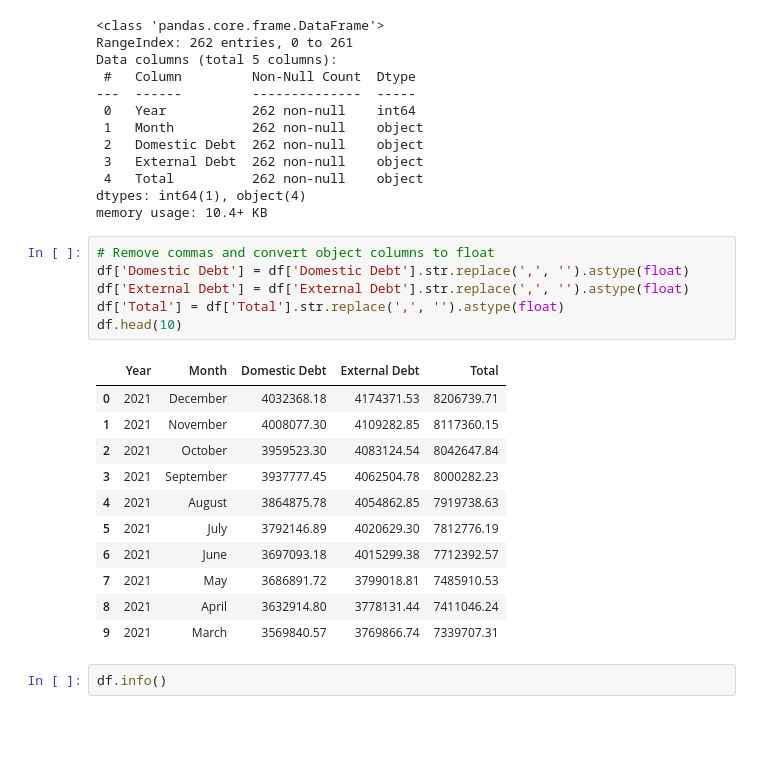
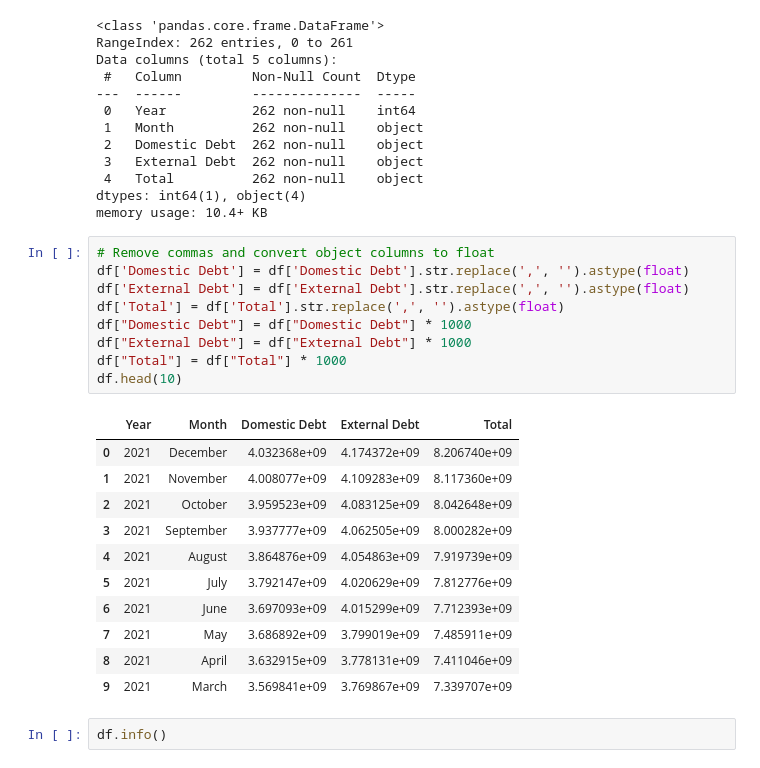
Before and after one commit to jakkkc/Kenya_financial_debts, a Jupyter notebook: kenya_fin_debts.ipynb, the cells around one changed output. Drawn from its saved outputs; the diff is of its cells as text; blank space fills up the shorter version.

```diff
--- a/kenya_fin_debts.ipynb
+++ b/kenya_fin_debts.ipynb
@@ -32,21 +32,24 @@ memory usage: 10.4+ KB
 # %%
 # Remove commas and convert object columns to float
 df['Domestic Debt'] = df['Domestic Debt'].str.replace(',', '').astype(float)
 df['External Debt'] = df['External Debt'].str.replace(',', '').astype(float)
 df['Total'] = df['Total'].str.replace(',', '').astype(float)
+df["Domestic Debt"] = df["Domestic Debt"] * 1000
+df["External Debt"] = df["External Debt"] * 1000
+df["Total"] = df["Total"] * 1000
 df.head(10)
 # %% [output]
 |  | Year | Month | Domestic Debt | External Debt | Total |
-| 0 | 2021 | December | 4032368.18 | 4174371.53 | 8206739.71 |
-| 1 | 2021 | November | 4008077.30 | 4109282.85 | 8117360.15 |
-| 2 | 2021 | October | 3959523.30 | 4083124.54 | 8042647.84 |
-| 3 | 2021 | September | 3937777.45 | 4062504.78 | 8000282.23 |
-| 4 | 2021 | August | 3864875.78 | 4054862.85 | 7919738.63 |
-| 5 | 2021 | July | 3792146.89 | 4020629.30 | 7812776.19 |
-| 6 | 2021 | June | 3697093.18 | 4015299.38 | 7712392.57 |
-| 7 | 2021 | May | 3686891.72 | 3799018.81 | 7485910.53 |
-| 8 | 2021 | April | 3632914.80 | 3778131.44 | 7411046.24 |
-| 9 | 2021 | March | 3569840.57 | 3769866.74 | 7339707.31 |
+| 0 | 2021 | December | 4.032368e+09 | 4.174372e+09 | 8.206740e+09 |
+| 1 | 2021 | November | 4.008077e+09 | 4.109283e+09 | 8.117360e+09 |
+| 2 | 2021 | October | 3.959523e+09 | 4.083125e+09 | 8.042648e+09 |
+| 3 | 2021 | September | 3.937777e+09 | 4.062505e+09 | 8.000282e+09 |
+| 4 | 2021 | August | 3.864876e+09 | 4.054863e+09 | 7.919739e+09 |
+| 5 | 2021 | July | 3.792147e+09 | 4.020629e+09 | 7.812776e+09 |
+| 6 | 2021 | June | 3.697093e+09 | 4.015299e+09 | 7.712393e+09 |
+| 7 | 2021 | May | 3.686892e+09 | 3.799019e+09 | 7.485911e+09 |
+| 8 | 2021 | April | 3.632915e+09 | 3.778131e+09 | 7.411046e+09 |
+| 9 | 2021 | March | 3.569841e+09 | 3.769867e+09 | 7.339707e+09 |
 # %%
 df.info()
 # %% [output]
```
Also changed, not shown: parts of 1 cell of this notebook, 2 other files.
